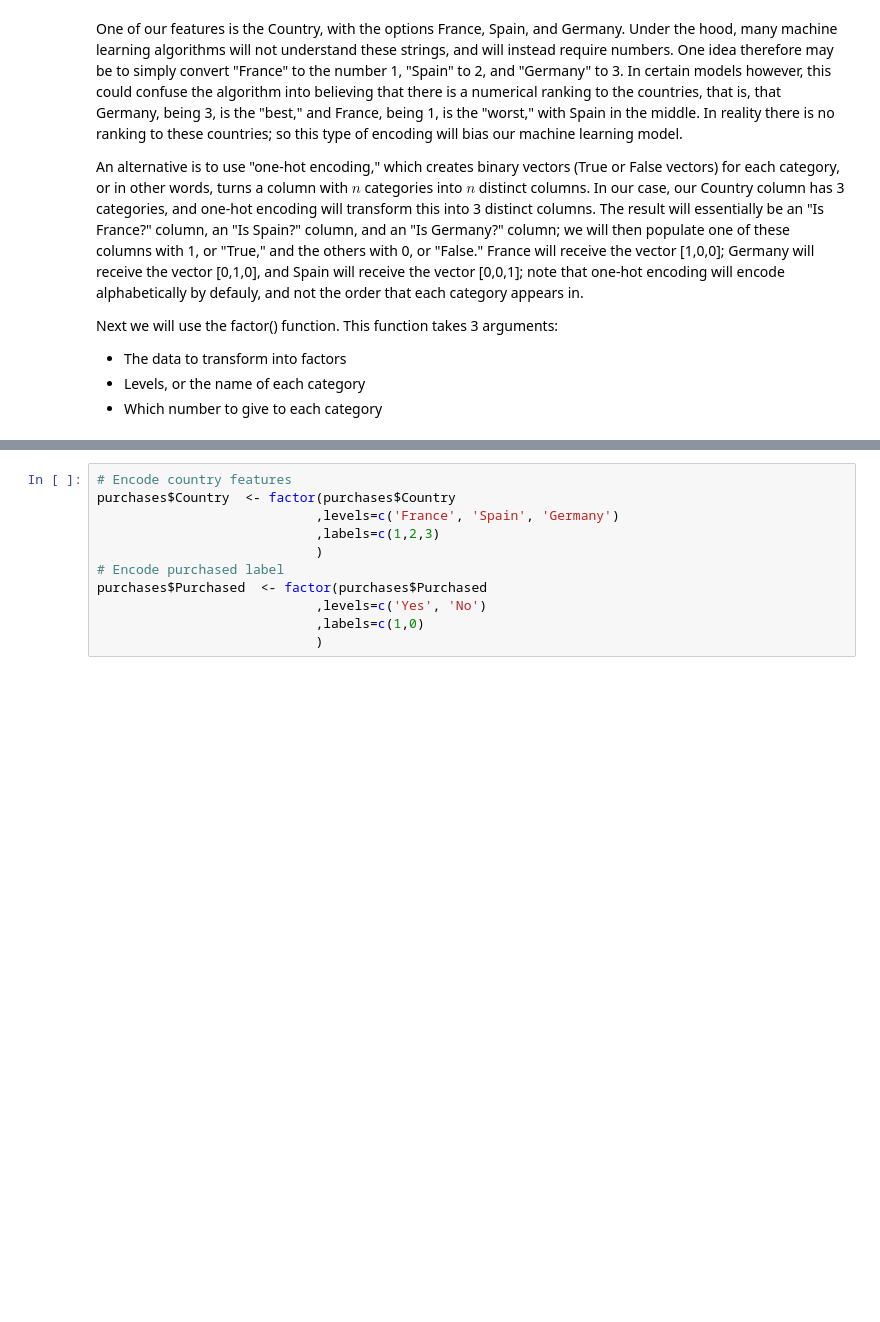
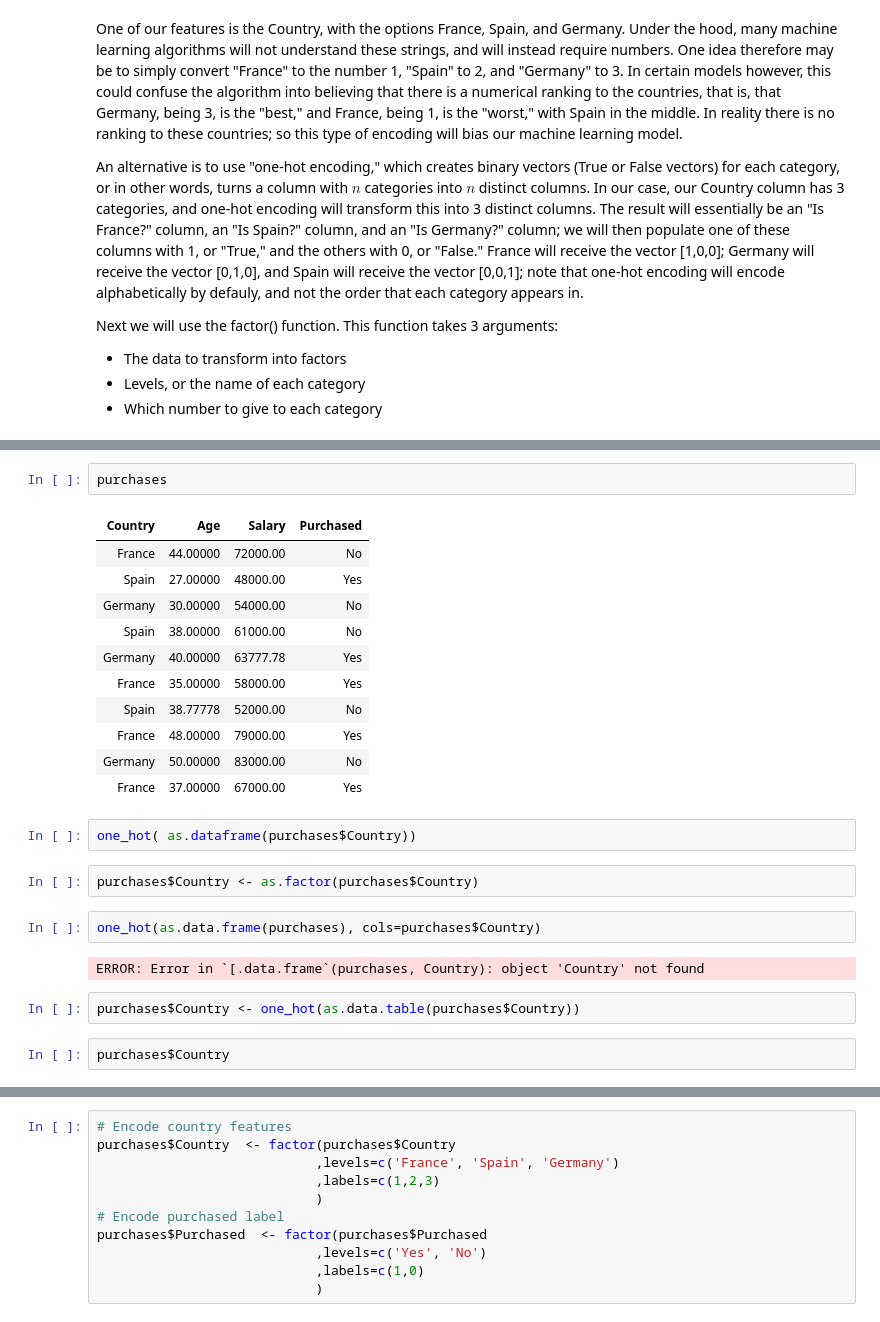
Before and after one commit to TylerTompa/LearnMachineLearning, a Jupyter notebook: R/Preprocessing/Preprocessing - Encoding Categorical Data.ipynb, the cells around one changed output, grey strips where cells are left out. Drawn from its saved outputs; the diff is of its cells as text; blank space fills up the shorter version.

```diff
--- a/R/Preprocessing/Preprocessing - Encoding Categorical Data.ipynb
+++ b/R/Preprocessing/Preprocessing - Encoding Categorical Data.ipynb
@@ -92,0 +128,26 @@ purchases$Purchased
+# %%
+purchases
+# %% [output]
+| Country | Age | Salary | Purchased |
+| France | 44.00000 | 72000.00 | No |
+| Spain | 27.00000 | 48000.00 | Yes |
+| Germany | 30.00000 | 54000.00 | No |
+| Spain | 38.00000 | 61000.00 | No |
+| Germany | 40.00000 | 63777.78 | Yes |
+| France | 35.00000 | 58000.00 | Yes |
+| Spain | 38.77778 | 52000.00 | No |
+| France | 48.00000 | 79000.00 | Yes |
+| Germany | 50.00000 | 83000.00 | No |
+| France | 37.00000 | 67000.00 | Yes |
+# %%
+one_hot( as.dataframe(purchases$Country))
+# %%
+purchases$Country <- as.factor(purchases$Country)
+# %%
+one_hot(as.data.frame(purchases), cols=purchases$Country)
+# %% [output]
+ERROR: Error in `[.data.frame`(purchases, Country): object 'Country' not found
+# %%
+purchases$Country <- one_hot(as.data.table(purchases$Country))
+# %%
+purchases$Country
```
Also changed, not shown: parts of 11 cells of this notebook, 1 other file.
